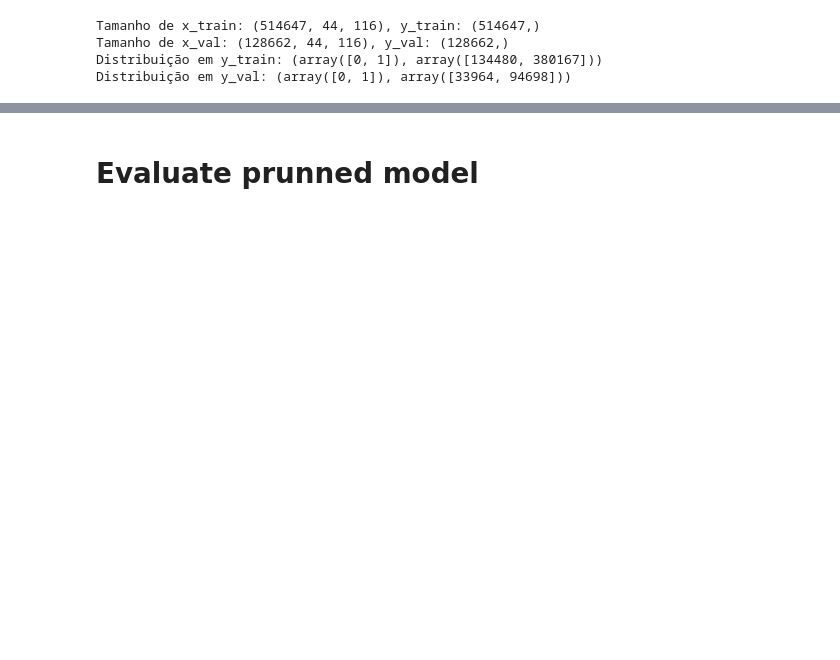
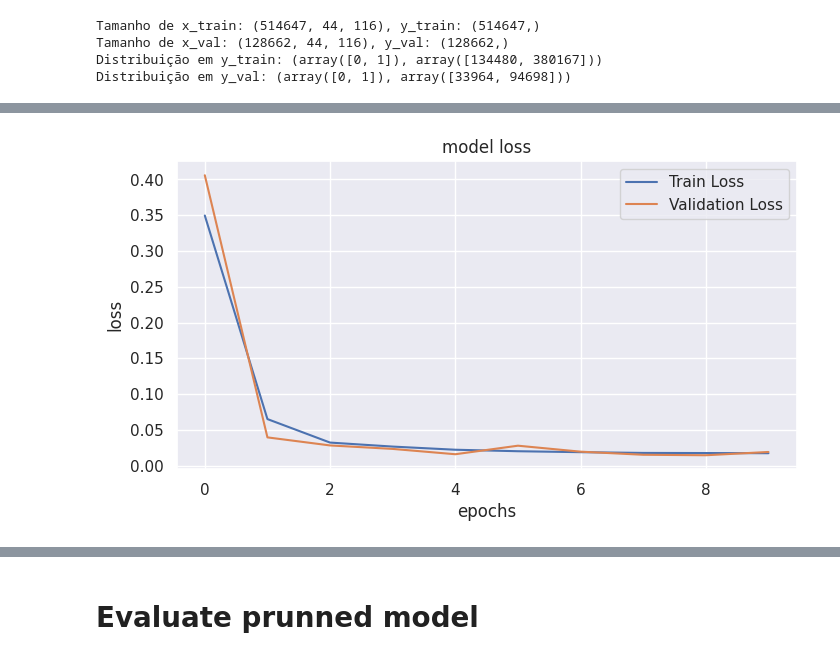
Before and after one commit to prximenes/vehicular-ethernet-ids, a Jupyter notebook: cnn-2d-PRUNNING.ipynb, the cells around one changed output, grey strips where cells are left out. Cells and saved outputs as stored; diff of their text form; code cells hidden in the pictures; blank space fills up the shorter version.

```diff
--- a/cnn-2d-PRUNNING.ipynb
+++ b/cnn-2d-PRUNNING.ipynb
@@ -37,7 +124,6 @@ from tensorflow_model_optimization.python.core.keras.compat import keras
 # %%
 path = "/home/pedro/projetoDL/dataset/processado/"
-log_path_tmp = "/home/pedro/projetoDL/log"
-save_path = "/home/pedro/projetoDL/log/exp_20241103170505/3_fold/prunning/"
+save_path = "/home/pedro/projetoDL/log/prunning/fold3/"
 
 # Verifica se o diretório existe, se não, cria o diretório
 if not os.path.exists(save_path):
@@ -310,0 +351,11 @@ ValueError: `prune_low_magnitude` can only prune an object of the following type
+# %%
+model_save_path = save_path + "full/"
+
+# Verifica se o diretório existe, se não, cria o diretório
+if not os.path.exists(model_save_path):
+    os.makedirs(model_save_path)
+
+
+keras_file = model_save_path + 'fold3_only.h5'
+keras.models.save_model(model, keras_file, include_optimizer=False)
+print('Saved full baseline model to:', keras_file)
@@ -310,0 +366,76 @@ ValueError: `prune_low_magnitude` can only prune an object of the following type
+# %%
+import pandas as pd
+from sklearn.metrics import accuracy_score, confusion_matrix, ConfusionMatrixDisplay, confusion_matrix, classification_report
+import seaborn as sns
+import matplotlib.pyplot as plt
+from sklearn.metrics import mean_squared_error
+# import scikitplot as skplt
+
+file_name = f'log_modelo_fold3.txt'
+file1 = open(os.path.join(model_save_path, file_name), "a")
+
+start = time.time()
+y_pred_scores = model.predict(x_val)
+end = time.time()
+
+print(f"Runtime of the program is {end - start}", file=file1)
+total_time = end - start
+timesample = total_time/y_pred_scores.shape[0]
+print(f"us/sample is {timesample*1000000}", file=file1)
+
+y_pred_class = (y_pred_scores > 0.5).astype("int64")
+
+y_pred_scores2 = y_pred_scores
+y_pred_scores_0 = 1 - y_pred_scores
+y_pred_scores = np.concatenate([y_pred_scores_0, y_pred_scores], axis=1)
+
+accuracy, recall, precision, f1, auroc, aupr = compute_performance_metrics(y_val, y_pred_class, y_pred_scores)
+
+mseTeste = mean_squared_error(y_val, y_pred_class)
+
+print(f'Results for full model: Recall of {recall}; accuracy of {accuracy}; precision of {precision}; f1 of {f1}; auroc of {auroc}; aupr of {aupr}', file=file1)
+
+sns.set(rc={'figure.figsize':(8,8)})
+plt.figure(figsize=(8,4))
+plt.plot(history.history['loss'], label='Train Loss')
+plt.plot(history.history['val_loss'], label='Validation Loss')
+plt.title('model loss')
+plt.ylabel('loss')
+plt.xlabel('epochs')
+plt.legend(loc='upper right')
+plt.savefig(model_save_path + "loss_and_val_loss.png")
+plt.show()
+
+sns.set(rc={'figure.figsize':(8,8)})
+plt.figure(figsize=(8,4))
+plt.plot(history.history['accuracy'], label='Train accuracy')
+plt.plot(history.history['val_accuracy'], label='Validation accuracy')
+plt.title('model accuracy')
+plt.ylabel('accuracy')
+plt.xlabel('epochs')
+plt.legend(loc='upper right')
+plt.savefig(model_save_path + "loss_and_val_accuracy.png")
+plt.show()
+
+fpr_keras, tpr_keras, thresholds_keras = roc_curve(y_val, y_pred_scores2)
+auc_keras = auc(fpr_keras, tpr_keras)
+
+
+sns.set(rc={'figure.figsize':(8,8)})
+plt.plot([0,1],[0,1],linestyle = '--',lw = 2,color = 'black')
+plt.plot(fpr_keras, tpr_keras, marker='.', label='MLP (auc = %0.3f)' % auc_keras)
+plt.xlabel('False Positive Rate')
+plt.ylabel('True Positive Rate')
+plt.title('ROC')
+plt.legend(loc="lower right")
+plt.savefig(model_save_path + "plot_roc.png")
+plt.show()
+#########################################################################################################
+#Plotando o histórico do treino
+pd.DataFrame(history.history).plot(figsize=(8, 5))
+plt.grid(True)
+plt.gca().set_ylim(0, 1)
+plt.show()
+
+file1.close()
+# %% [output]
@@ -310,0 +477 @@ ValueError: `prune_low_magnitude` can only prune an object of the following type
+[figure, added]
```
Also changed, not shown: parts of 39 cells of this notebook, 23 other files.
